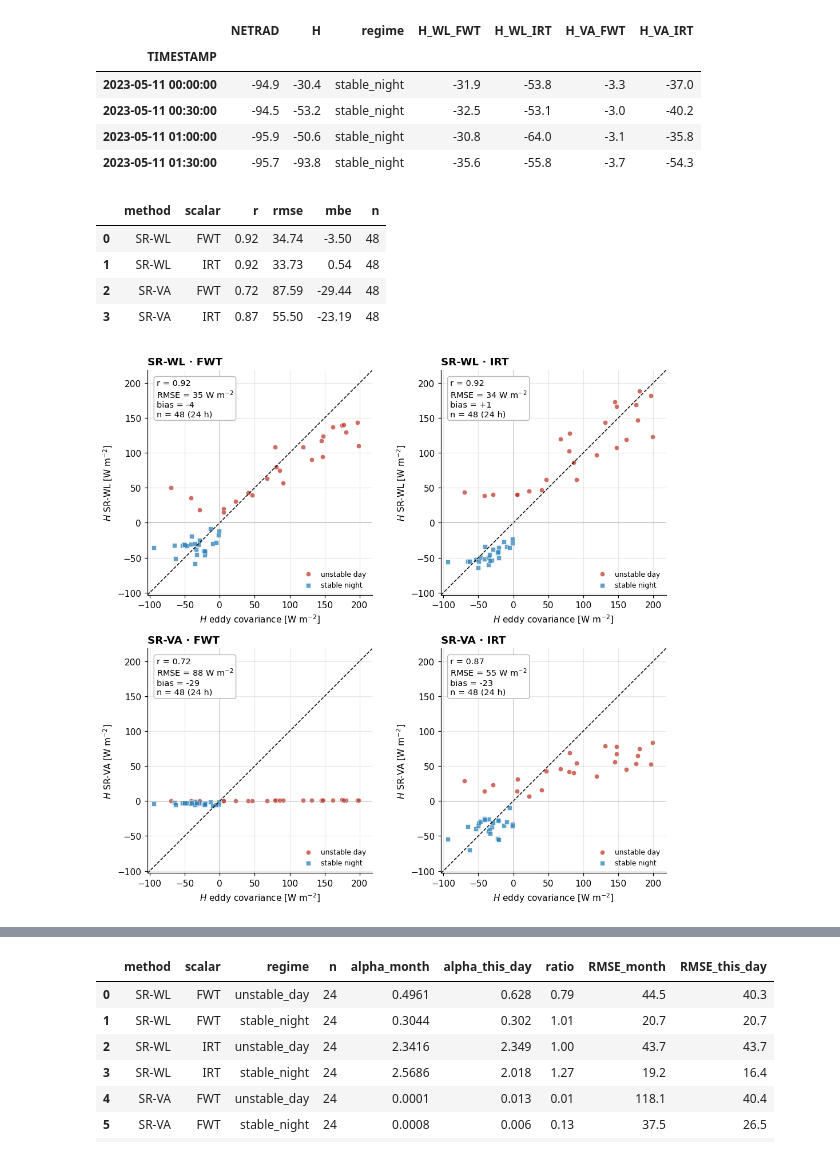
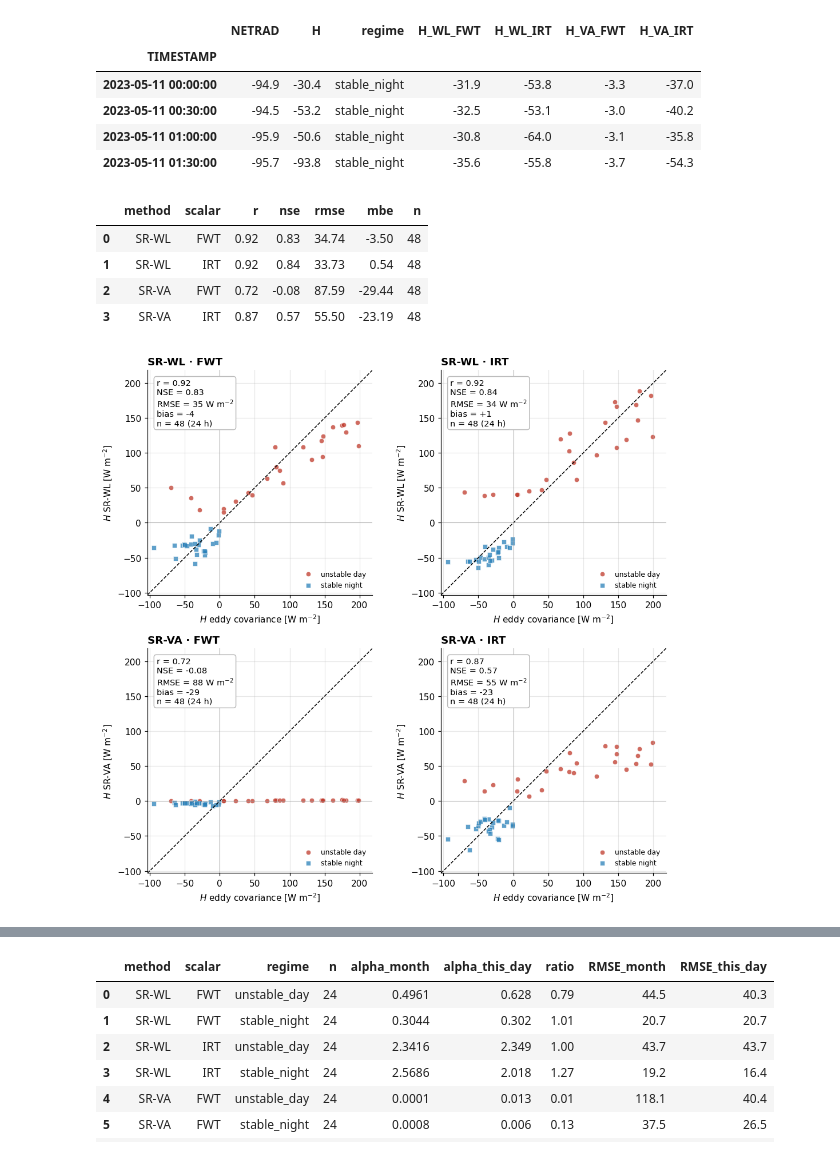
Before and after one commit to nbambach-blip/srflux, a Jupyter notebook: examples/ola_one_day.ipynb, the cells around one changed output, grey strips where cells are left out. Cells and saved outputs as stored; diff of their text form; code cells hidden in the pictures.

```diff
--- a/examples/ola_one_day.ipynb
+++ b/examples/ola_one_day.ipynb
@@ -430,37 +430,39 @@ blocks            24            24
 # %%
 fig, axes = plt.subplots(2, 2, figsize=(9.6, 9.0))
 scores = {}
 for ax, (meth, col) in zip(axes.ravel(), combos):
     v = d[[f"H_{meth}_{col}", "H", "regime"]].dropna()
     est, obs = v[f"H_{meth}_{col}"].to_numpy(), v.H.to_numpy()
     err = est - obs
     scores[(meth, col)] = dict(r=float(np.corrcoef(est, obs)[0, 1]),
+                               nse=float(1 - np.mean(err ** 2) / np.var(obs)),
                                rmse=float(np.sqrt(np.mean(err ** 2))),
                                mbe=float(np.mean(err)), n=len(v))
     for reg, mk, cl in [("unstable_day", "o", "#c0392b"), ("stable_night", "s", "#2980b9")]:
         m = v.regime == reg
         ax.scatter(obs[m], est[m], s=30, marker=mk, color=cl, alpha=0.75,
                    edgecolors="white", lw=0.5, label=reg.replace("_", " "))
     lim = [min(obs.min(), est.min()) * 1.1, max(obs.max(), est.max()) * 1.1]
     ax.plot(lim, lim, "k--", lw=1)
     ax.axhline(0, color="#999", lw=0.6); ax.axvline(0, color="#999", lw=0.6)
     ax.set(xlim=lim, ylim=lim, aspect="equal")
     ax.set_xlabel("$H$ eddy covariance [W m$^{-2}$]")
     ax.set_ylabel(f"$H$ SR-{meth} [W m$^{{-2}}$]")
     ax.set_title(f"SR-{meth} · {col}", loc="left", fontweight="bold")
     sc = scores[(meth, col)]
-    ax.text(0.04, 0.96, f"r = {sc['r']:.2f}\nRMSE = {sc['rmse']:.0f} W m$^{{-2}}$\n"
+    ax.text(0.04, 0.96, f"r = {sc['r']:.2f}\nNSE = {sc['nse']:.2f}\n"
+                        f"RMSE = {sc['rmse']:.0f} W m$^{{-2}}$\n"
                         f"bias = {sc['mbe']:+.0f}\nn = {sc['n']} (24 h)",
             transform=ax.transAxes, va="top", fontsize=9.5,
             bbox=dict(boxstyle="round", fc="white", ec="#bbb"))
     ax.legend(fontsize=8, loc="lower right", frameon=False)
 plt.tight_layout()
 
 pd.DataFrame([{"method": f"SR-{m}", "scalar": c, **scores[(m, c)]} for m, c in combos]).round(2)
 # %% [output]
-|  | method | scalar | r | rmse | mbe | n |
-| 0 | SR-WL | FWT | 0.92 | 34.74 | -3.50 | 48 |
-| 1 | SR-WL | IRT | 0.92 | 33.73 | 0.54 | 48 |
-| 2 | SR-VA | FWT | 0.72 | 87.59 | -29.44 | 48 |
-| 3 | SR-VA | IRT | 0.87 | 55.50 | -23.19 | 48 |
+|  | method | scalar | r | nse | rmse | mbe | n |
+| 0 | SR-WL | FWT | 0.92 | 0.83 | 34.74 | -3.50 | 48 |
+| 1 | SR-WL | IRT | 0.92 | 0.84 | 33.73 | 0.54 | 48 |
+| 2 | SR-VA | FWT | 0.72 | -0.08 | 87.59 | -29.44 | 48 |
+| 3 | SR-VA | IRT | 0.87 | 0.57 | 55.50 | -23.19 | 48 |
-[figure, old version]
+[figure, new version]
```
Also changed, not shown: parts of 2 cells of this notebook, 4 other files.
